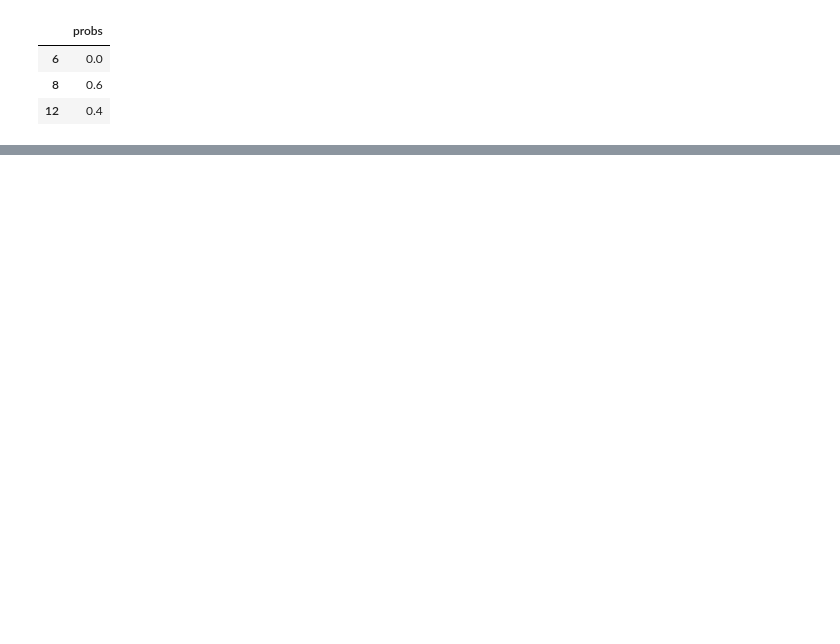
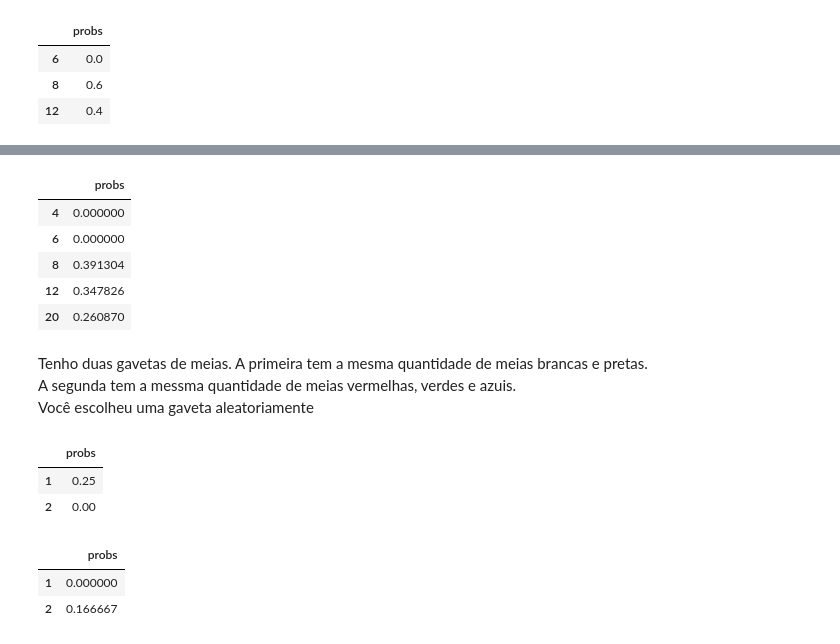
Before and after one commit to Comsertel/ThinkBayes, a Jupyter notebook: Chapter3.ipynb, the cells around one changed output, grey strips where cells are left out. Cells and saved outputs as stored; diff of their text form; code cells hidden in the pictures; blank space fills up the shorter version.

```diff
--- a/Chapter3.ipynb
+++ b/Chapter3.ipynb
@@ -339,0 +302,16 @@ prior.index * prior
+# %%
+likelihood = [0,0,1/8,1/12,1/20]
+posterior = prior * likelihood
+posterior.normalize()
+posterior
+# %% [output]
+|  | probs |
+| 4 | 0.000000 |
+| 6 | 0.000000 |
+| 8 | 0.391304 |
+| 12 | 0.347826 |
+| 20 | 0.260870 |
+# %% [markdown]
+Tenho duas gavetas de meias. A primeira tem a mesma quantidade de meias brancas e pretas.<br>
+A segunda tem a messma quantidade de meias vermelhas, verdes e azuis.<br>
+Você escolheu uma gaveta aleatoriamente
@@ -339,0 +320,9 @@ prior.index * prior
+# %%
+prior = Pmf.from_seq([1,2])
+likelihood = [1/2, 0]
+posterior = prior * likelihood
+posterior
+# %% [output]
+|  | probs |
+| 1 | 0.25 |
+| 2 | 0.00 |
@@ -339,0 +331,9 @@ prior.index * prior
+# %%
+prior = Pmf.from_seq([1,2])
+likelihood = [0, 1/3]
+posterior = prior * likelihood
+posterior
+# %% [output]
+|  | probs |
+| 1 | 0.000000 |
+| 2 | 0.166667 |
```
Also changed, not shown: parts of 30 cells of this notebook.
